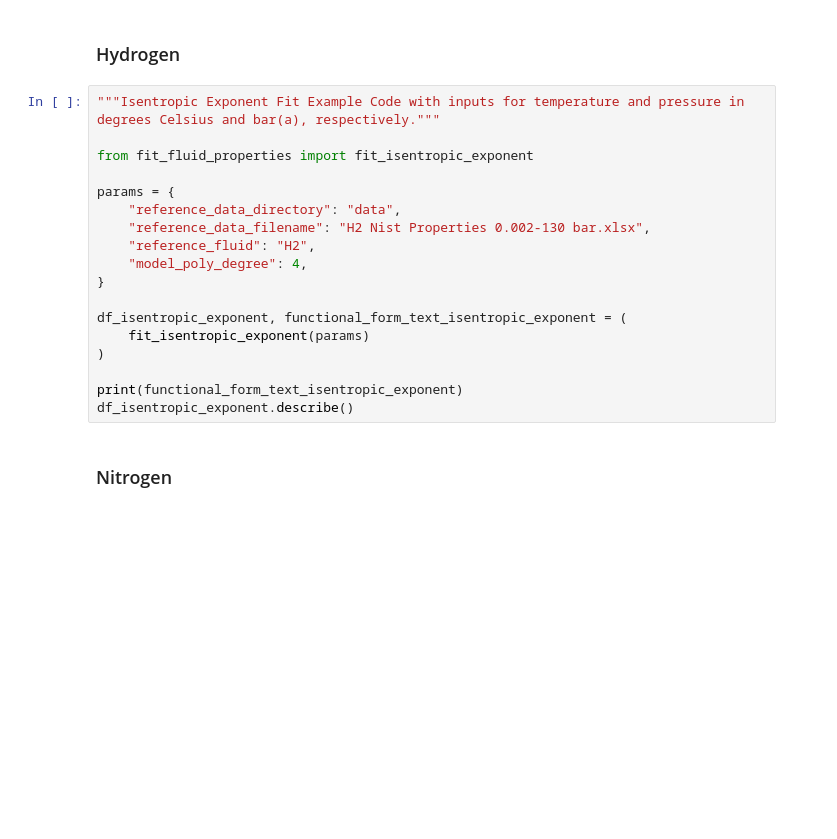
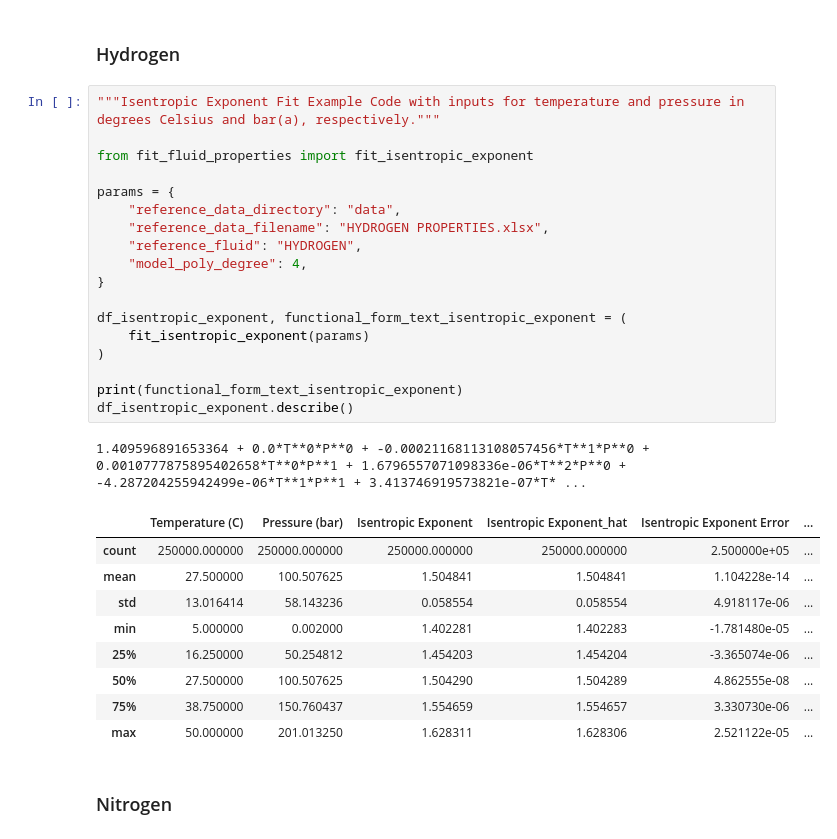
Before and after one commit to josephmcg16/primary-gas-fluid-properties, a Jupyter notebook: post_process.ipynb, the cells around one changed output. Saved outputs shown, nothing was run; the diff lists cells and outputs as text; blank space fills up the shorter version.

```diff
--- a/post_process.ipynb
+++ b/post_process.ipynb
@@ -357,21 +357,32 @@ $$\hat\kappa=\Phi(T,P)\vec{\beta}$$
 # %%
 """Isentropic Exponent Fit Example Code with inputs for temperature and pressure in degrees Celsius and bar(a), respectively."""
 
 from fit_fluid_properties import fit_isentropic_exponent
 
 params = {
     "reference_data_directory": "data",
-    "reference_data_filename": "H2 Nist Properties 0.002-130 bar.xlsx",
-    "reference_fluid": "H2",
+    "reference_data_filename": "HYDROGEN PROPERTIES.xlsx",
+    "reference_fluid": "HYDROGEN",
     "model_poly_degree": 4,
 }
 
 df_isentropic_exponent, functional_form_text_isentropic_exponent = (
     fit_isentropic_exponent(params)
 )
 
 print(functional_form_text_isentropic_exponent)
 df_isentropic_exponent.describe()
+# %% [output]
+1.409596891653364 + 0.0*T**0*P**0 + -0.00021168113108057456*T**1*P**0 + 0.0010777875895402658*T**0*P**1 + 1.6796557071098336e-06*T**2*P**0 + -4.287204255942499e-06*T**1*P**1 + 3.413746919573821e-07*T* ...
+|  | Temperature (C) | Pressure (bar) | Isentropic Exponent | Isentropic Exponent_hat | Isentropic Exponent Error | ... |
+| count | 250000.000000 | 250000.000000 | 250000.000000 | 250000.000000 | 2.500000e+05 | ... |
+| mean | 27.500000 | 100.507625 | 1.504841 | 1.504841 | 1.104228e-14 | ... |
+| std | 13.016414 | 58.143236 | 0.058554 | 0.058554 | 4.918117e-06 | ... |
+| min | 5.000000 | 0.002000 | 1.402281 | 1.402283 | -1.781480e-05 | ... |
+| 25% | 16.250000 | 50.254812 | 1.454203 | 1.454204 | -3.365074e-06 | ... |
+| 50% | 27.500000 | 100.507625 | 1.504290 | 1.504289 | 4.862555e-08 | ... |
+| 75% | 38.750000 | 150.760437 | 1.554659 | 1.554657 | 3.330730e-06 | ... |
+| max | 50.000000 | 201.013250 | 1.628311 | 1.628306 | 2.521122e-05 | ... |
 # %% [markdown]
 ### Nitrogen
 # %%
```
Also changed, not shown: parts of 9 cells of this notebook.
